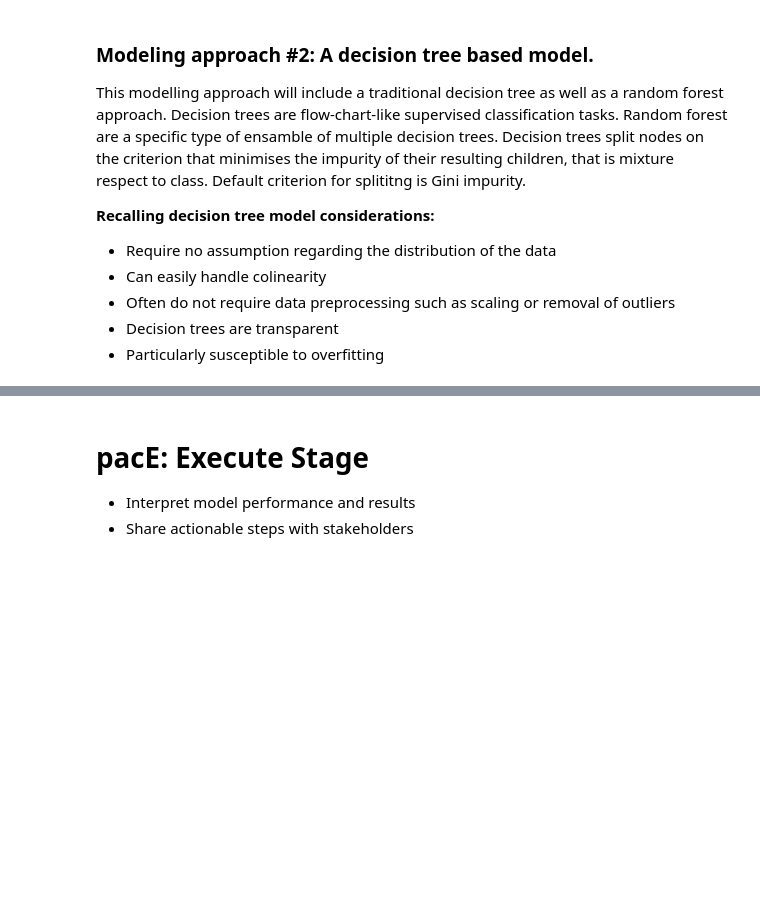
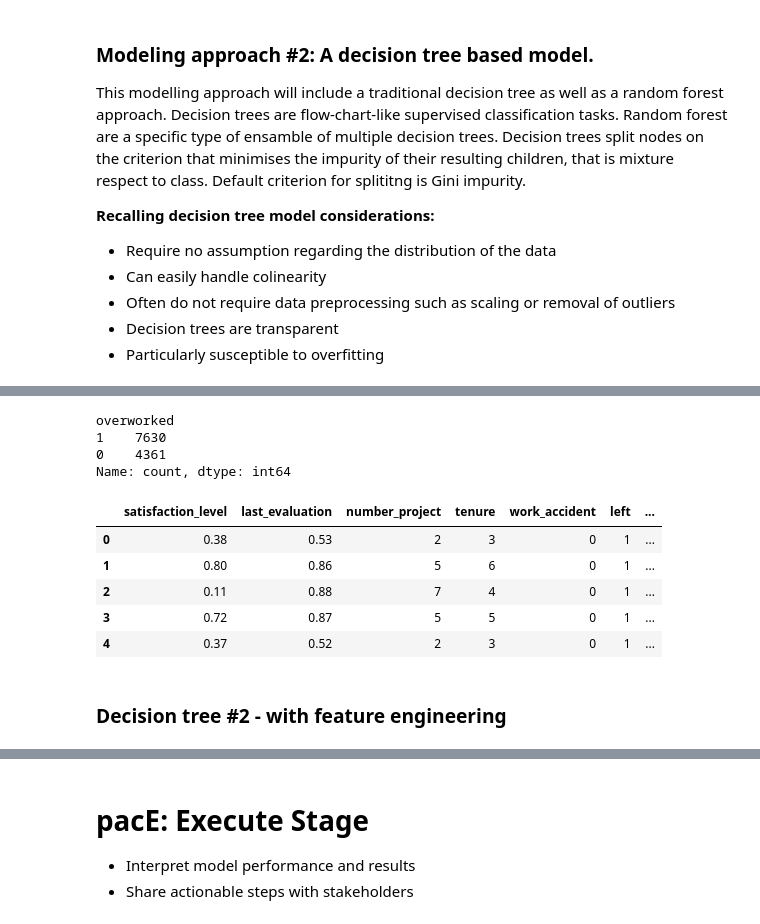
Before and after one commit to dianario/google_capstone_salifort_motors_analytics, a Jupyter notebook: course_7_salifort_motors_project_lab.ipynb, the cells around one changed output, grey strips where cells are left out. Drawn from its saved outputs; the diff is of its cells as text; code cells hidden in the pictures; blank space fills up the shorter version.

Commit message:
Egineer features; tune and evaluate two decision tree models

```diff
--- a/course_7_salifort_motors_project_lab.ipynb
+++ b/course_7_salifort_motors_project_lab.ipynb
@@ -912,0 +1003,21 @@ X_train, X_test, y_train, y_test = train_test_split(
+# %%
+df2_enc = df1_enc.copy()
+df2_enc['overworked'] = df2_enc['average_monthly_hours']
+df2_enc['overworked'] = (df2_enc['overworked'] > 175).astype(int)
+df2_enc['overworked'].value_counts()
+# %% [output]
+overworked
+1    7630
+0    4361
+Name: count, dtype: int64
+# %%
+# Drop the average monthly hours column
+df2_enc = df2_enc.drop('average_monthly_hours', axis=1)
+df2_enc.head()
+# %% [output]
+|  | satisfaction_level | last_evaluation | number_project | tenure | work_accident | left | ... |
+| 0 | 0.38 | 0.53 | 2 | 3 | 0 | 1 | ... |
+| 1 | 0.80 | 0.86 | 5 | 6 | 0 | 1 | ... |
+| 2 | 0.11 | 0.88 | 7 | 4 | 0 | 1 | ... |
+| 3 | 0.72 | 0.87 | 5 | 5 | 0 | 1 | ... |
+| 4 | 0.37 | 0.52 | 2 | 3 | 0 | 1 | ... |
@@ -912,0 +1031,2 @@ X_train, X_test, y_train, y_test = train_test_split(
+# %% [markdown]
+### Decision tree #2 - with feature engineering
```
Also changed, not shown: parts of 18 cells of this notebook.
